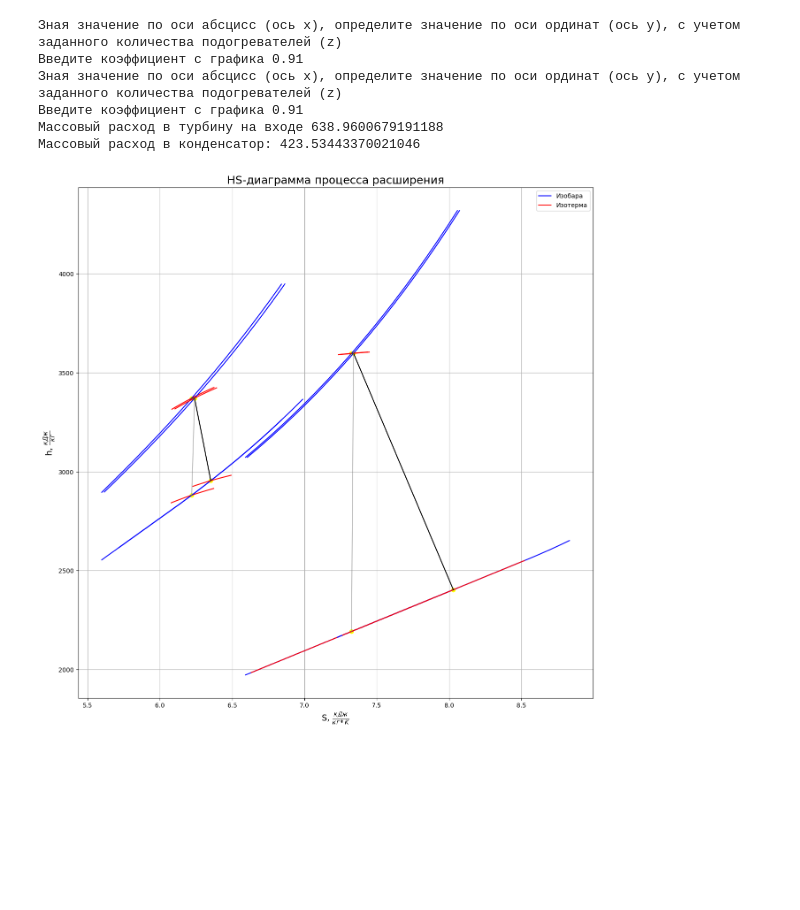
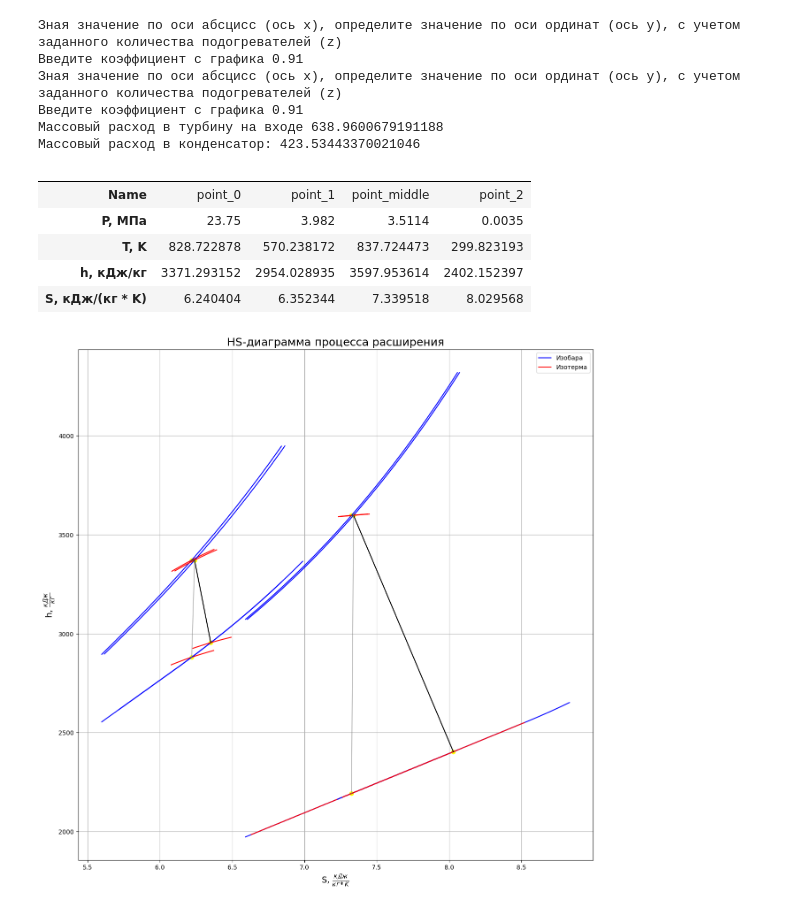
Before and after one commit to AndreyBarTF/turbines_autumn_2022-Homework, a Jupyter notebook: Курсовая_работа.ipynb, the cells around one changed output. Cells and saved outputs as stored; diff of their text form; code cells hidden in the pictures; blank space fills up the shorter version.

```diff
--- a/Курсовая_работа.ipynb
+++ b/Курсовая_работа.ipynb
@@ -142,6 +142,15 @@ print("Массовый расход в конденсатор:", G_k)
 Массовый расход в конденсатор: 423.53443370021046
 # %%
 _point_0, point_0, point_1t, hp_heat_drop, point_1, _point_middle, point_middle, lp_heat_drop, point_2, point_2t, point_k_water, point_feed_water = chast12.get_points(p_0, t_0, p_middle, t_middle, p_k, p_feed_water, t_feed_water, internal_efficiency)
+# %%
+chast12.data_output_points(point_0, point_1, point_middle, point_2)
+# %% [output]
+|  |  |  |  |  |
+| Name | point_0 | point_1 | point_middle | point_2 |
+| P, МПа | 23.75 | 3.982 | 3.5114 | 0.0035 |
+| T, K | 828.722878 | 570.238172 | 837.724473 | 299.823193 |
+| h, кДж/кг | 3371.293152 | 2954.028935 | 3597.953614 | 2402.152397 |
+| S, кДж/(кг * K) | 6.240404 | 6.352344 | 7.339518 | 8.029568 |
 # %%
 fig, ax = plt.subplots(1,1,figsize=(15,15))
 
```
Also changed, not shown: parts of 14 cells of this notebook.
